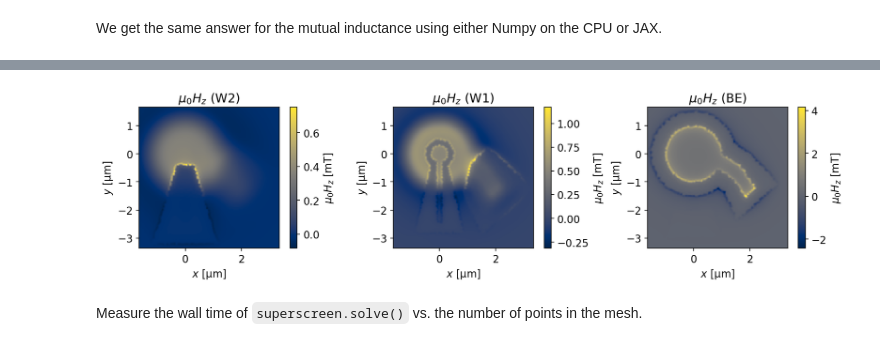
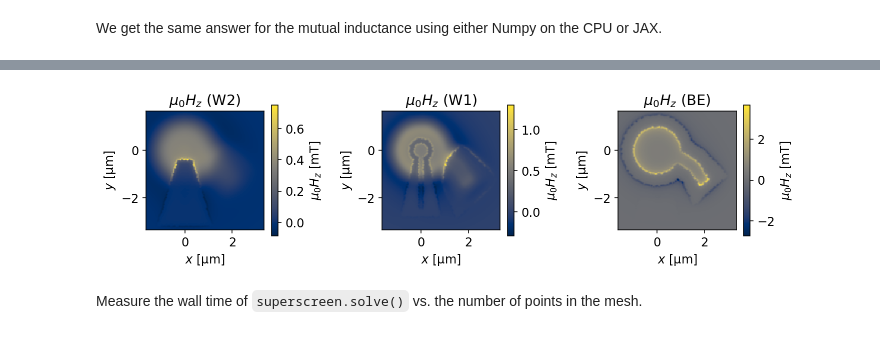
Before and after one commit to loganbvh/superscreen, a Jupyter notebook: docs/notebooks/gpu.ipynb, the cells around one changed output, grey strips where cells are left out. Drawn from its saved outputs; the diff is of its cells as text; code cells hidden in the pictures.

Commit message:
figsize in gpu notebook

```diff
--- a/docs/notebooks/gpu.ipynb
+++ b/docs/notebooks/gpu.ipynb
@@ -27,7 +29,7 @@ import jax
 import numpy as np
 import matplotlib.pyplot as plt
 
-plt.rcParams["figure.figsize"] = (8, 6)
+plt.rcParams["figure.figsize"] = (6, 4.5)
 plt.rcParams["font.size"] = 12
 
 import superscreen as sc
@@ -234,7 +209,8 @@ mutual_jax = 164.89461 Φ_0/A
 # %%
-_ = solution_jax.plot_fields(figsize=(15, 3))
+fig, axes = solution_jax.plot_fields(figsize=(10, 2.75))
+fig.tight_layout()
 # %% [output]
-[figure, old version]
+[figure, new version]
 # %% [markdown]
 Measure the wall time of `superscreen.solve()` vs. the number of points in the mesh.
 # %%
```
Also changed, not shown: parts of 17 cells of this notebook, 1 other file.
